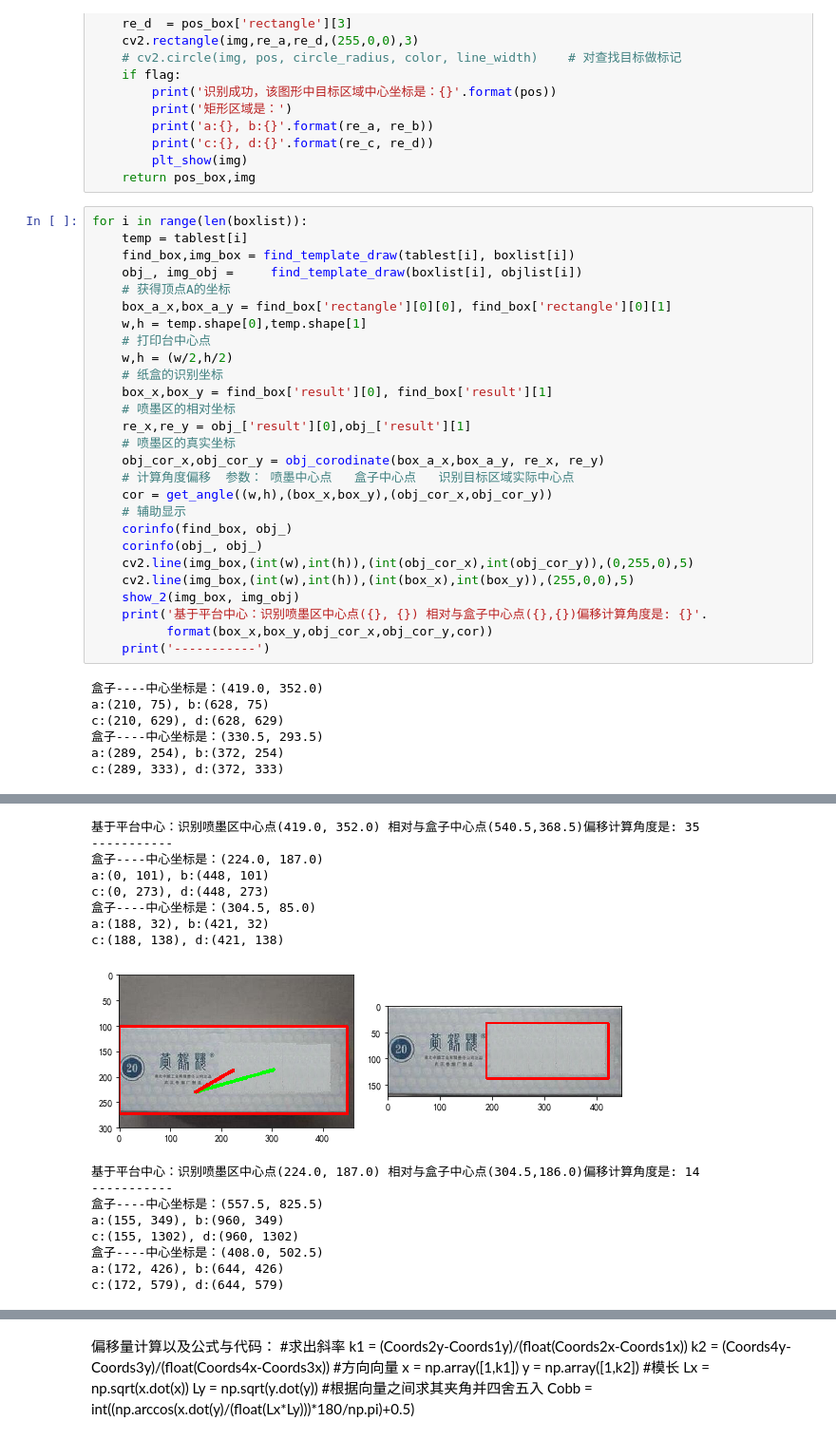
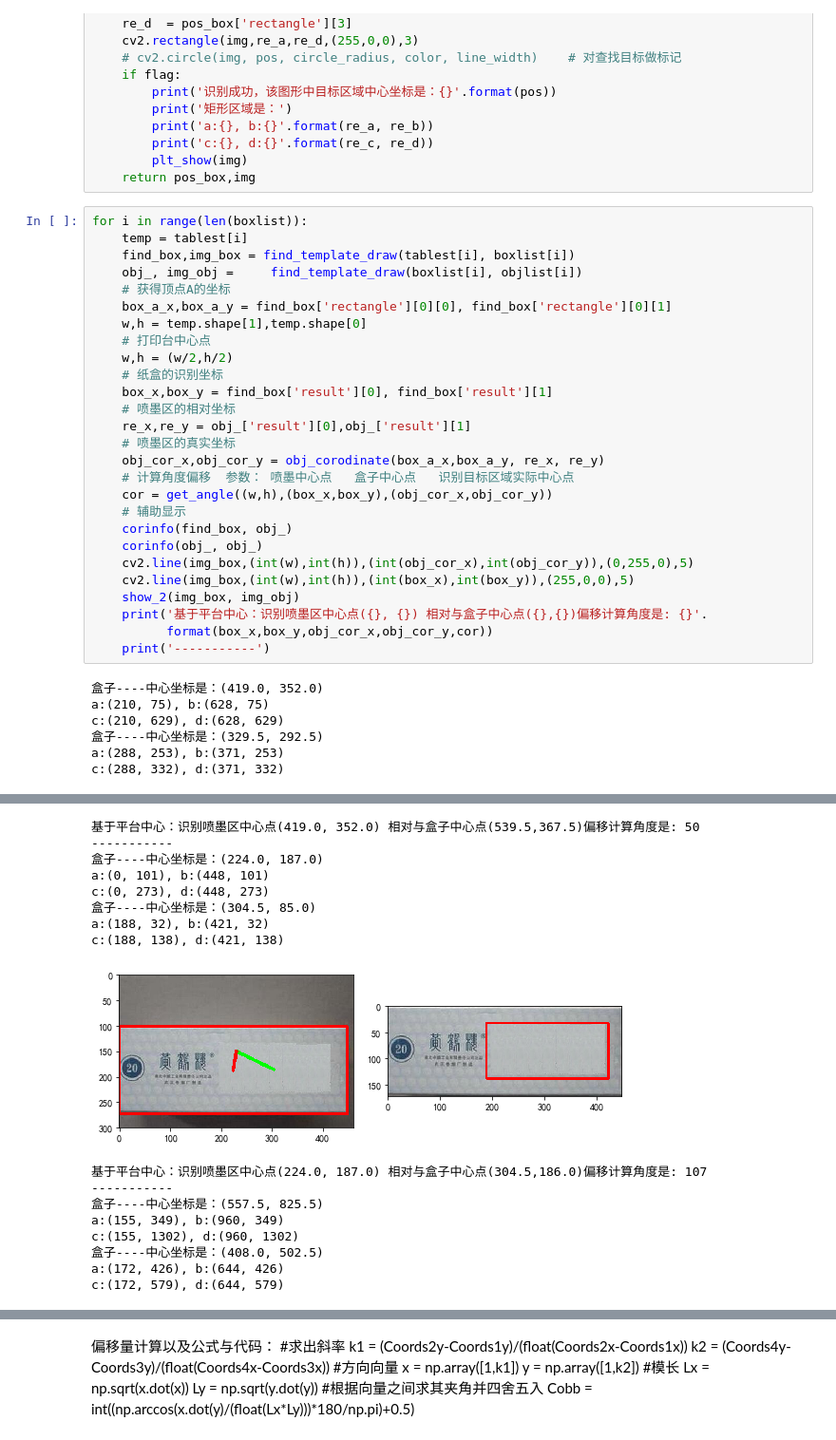
Before and after one commit to zdxpan/RdataCode, a Jupyter notebook: imagedesign/打印区图像识别.ipynb, the cells around one changed output, grey strips where cells are left out. Shown at 95% size. Drawn from its saved outputs; the diff is of its cells as text.

```diff
--- a/imagedesign/打印区图像识别.ipynb
+++ b/imagedesign/打印区图像识别.ipynb
@@ -106,7 +106,7 @@ for i in range(len(boxlist)):
     obj_, img_obj =     find_template_draw(boxlist[i], objlist[i])
     # 获得顶点A的坐标
     box_a_x,box_a_y = find_box['rectangle'][0][0], find_box['rectangle'][0][1]
-    w,h = temp.shape[0],temp.shape[1]
+    w,h = temp.shape[1],temp.shape[0]
     # 打印台中心点
     w,h = (w/2,h/2)
     # 纸盒的识别坐标
@@ -130,6 +130,6 @@ for i in range(len(boxlist)):
 盒子----中心坐标是：(419.0, 352.0)
 a:(210, 75), b:(628, 75)
 c:(210, 629), d:(628, 629)
-盒子----中心坐标是：(330.5, 293.5)
-a:(289, 254), b:(372, 254)
-c:(289, 333), d:(372, 333)
+盒子----中心坐标是：(329.5, 292.5)
+a:(288, 253), b:(371, 253)
+c:(288, 332), d:(371, 332)
@@ -137,13 +137,13 @@ c:(289, 333), d:(372, 333)
-基于平台中心：识别喷墨区中心点(419.0, 352.0) 相对与盒子中心点(540.5,368.5)偏移计算角度是: 35
+基于平台中心：识别喷墨区中心点(419.0, 352.0) 相对与盒子中心点(539.5,367.5)偏移计算角度是: 50
 -----------
 盒子----中心坐标是：(224.0, 187.0)
 a:(0, 101), b:(448, 101)
 c:(0, 273), d:(448, 273)
 盒子----中心坐标是：(304.5, 85.0)
 a:(188, 32), b:(421, 32)
 c:(188, 138), d:(421, 138)
-[figure, old version]
+[figure, new version]
-基于平台中心：识别喷墨区中心点(224.0, 187.0) 相对与盒子中心点(304.5,186.0)偏移计算角度是: 14
+基于平台中心：识别喷墨区中心点(224.0, 187.0) 相对与盒子中心点(304.5,186.0)偏移计算角度是: 107
 -----------
 盒子----中心坐标是：(557.5, 825.5)
 a:(155, 349), b:(960, 349)
```
Also changed, not shown: parts of 1 cell of this notebook.
